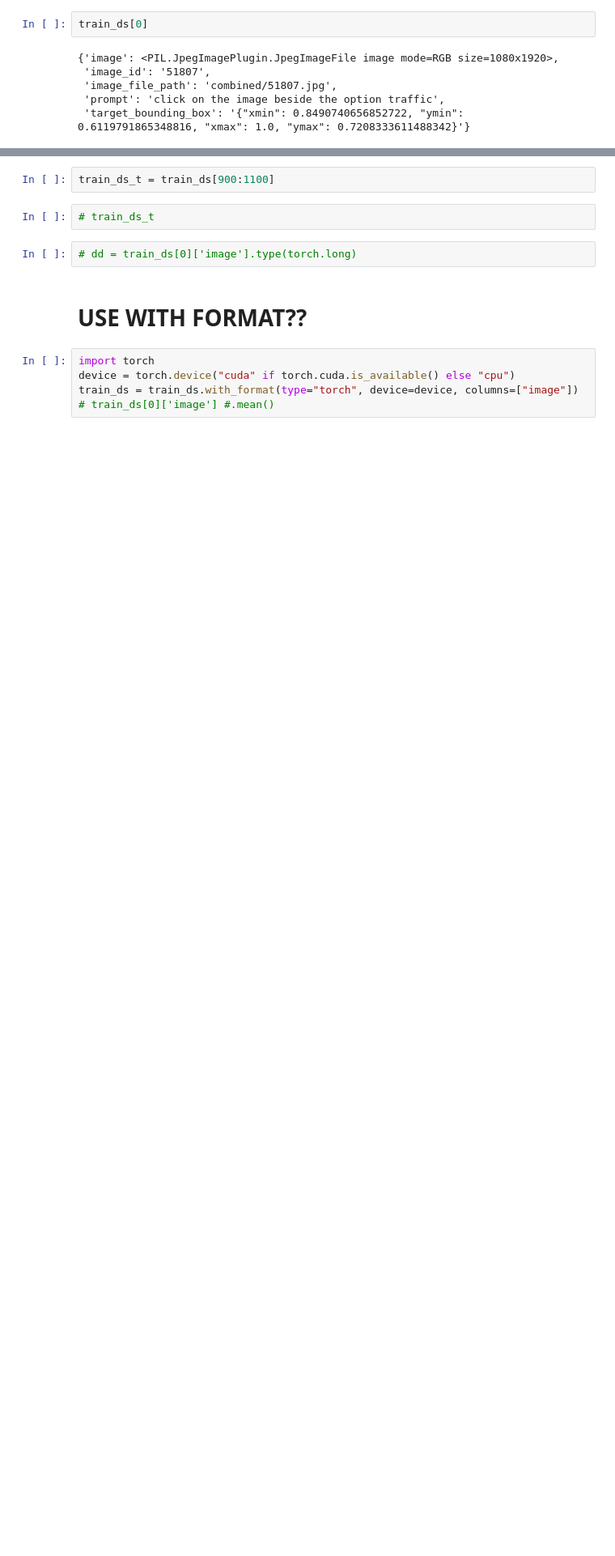
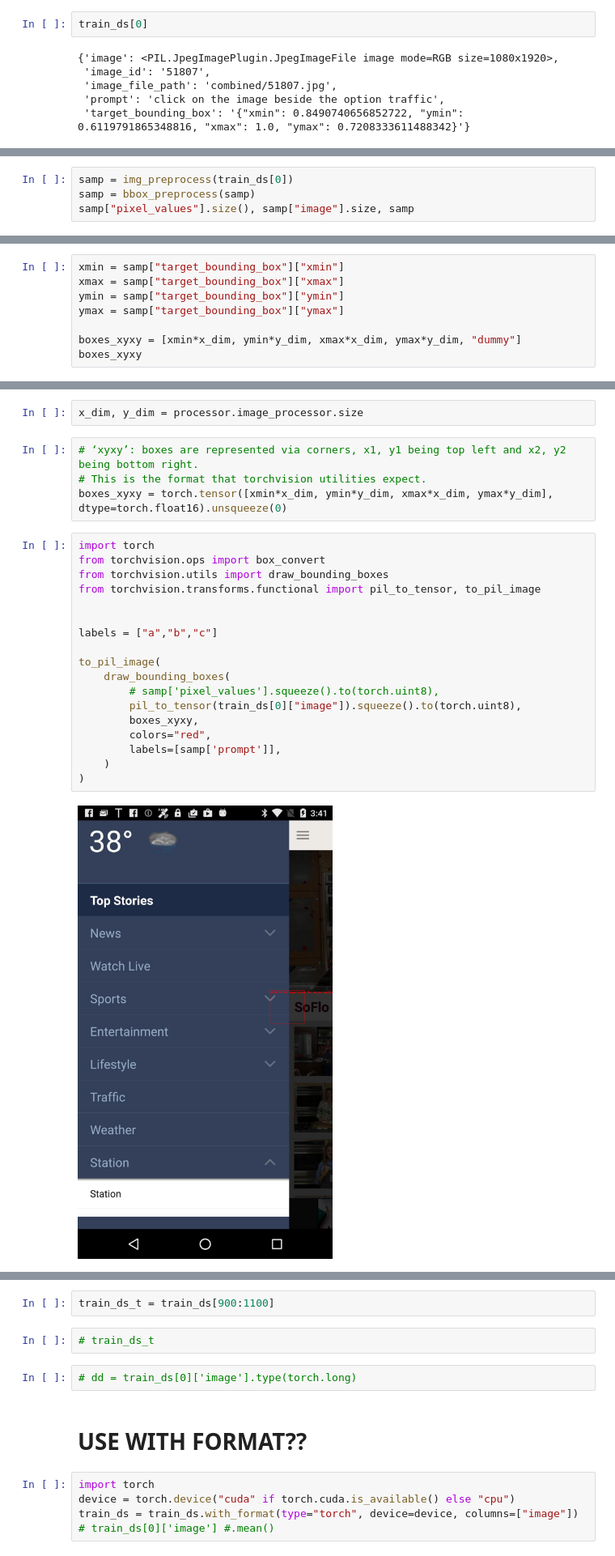
Before and after one commit to morganmcg1/control-ui, a Jupyter notebook: Fine_tune_Donut_on_UI_RefExp.ipynb, the cells around one changed output, grey strips where cells are left out. Shown at 81% size. Cells and saved outputs as stored; diff of their text form; blank space fills up the shorter version.

```diff
--- a/Fine_tune_Donut_on_UI_RefExp.ipynb
+++ b/Fine_tune_Donut_on_UI_RefExp.ipynb
@@ -609,0 +624,4 @@ train_ds[0]
+# %%
+samp = img_preprocess(train_ds[0])
+samp = bbox_preprocess(samp)
+samp["pixel_values"].size(), samp["image"].size, samp
@@ -609,0 +646,8 @@ train_ds[0]
+# %%
+xmin = samp["target_bounding_box"]["xmin"]
+xmax = samp["target_bounding_box"]["xmax"]
+ymin = samp["target_bounding_box"]["ymin"]
+ymax = samp["target_bounding_box"]["ymax"]
+
+boxes_xyxy = [xmin*x_dim, ymin*y_dim, xmax*x_dim, ymax*y_dim, "dummy"]
+boxes_xyxy
@@ -609,0 +669,26 @@ train_ds[0]
+# %%
+x_dim, y_dim = processor.image_processor.size
+# %%
+# ‘xyxy’: boxes are represented via corners, x1, y1 being top left and x2, y2 being bottom right.
+# This is the format that torchvision utilities expect.
+boxes_xyxy = torch.tensor([xmin*x_dim, ymin*y_dim, xmax*x_dim, ymax*y_dim], dtype=torch.float16).unsqueeze(0)
+# %%
+import torch
+from torchvision.ops import box_convert
+from torchvision.utils import draw_bounding_boxes
+from torchvision.transforms.functional import pil_to_tensor, to_pil_image
+
+
+labels = ["a","b","c"]
+
+to_pil_image(
+    draw_bounding_boxes(
+        # samp['pixel_values'].squeeze().to(torch.uint8),
+        pil_to_tensor(train_ds[0]["image"]).squeeze().to(torch.uint8),
+        boxes_xyxy,
+        colors="red",
+        labels=[samp['prompt']],
+    )
+)
+# %% [output]
+[figure, added]
```
Also changed, not shown: parts of 41 cells of this notebook.
